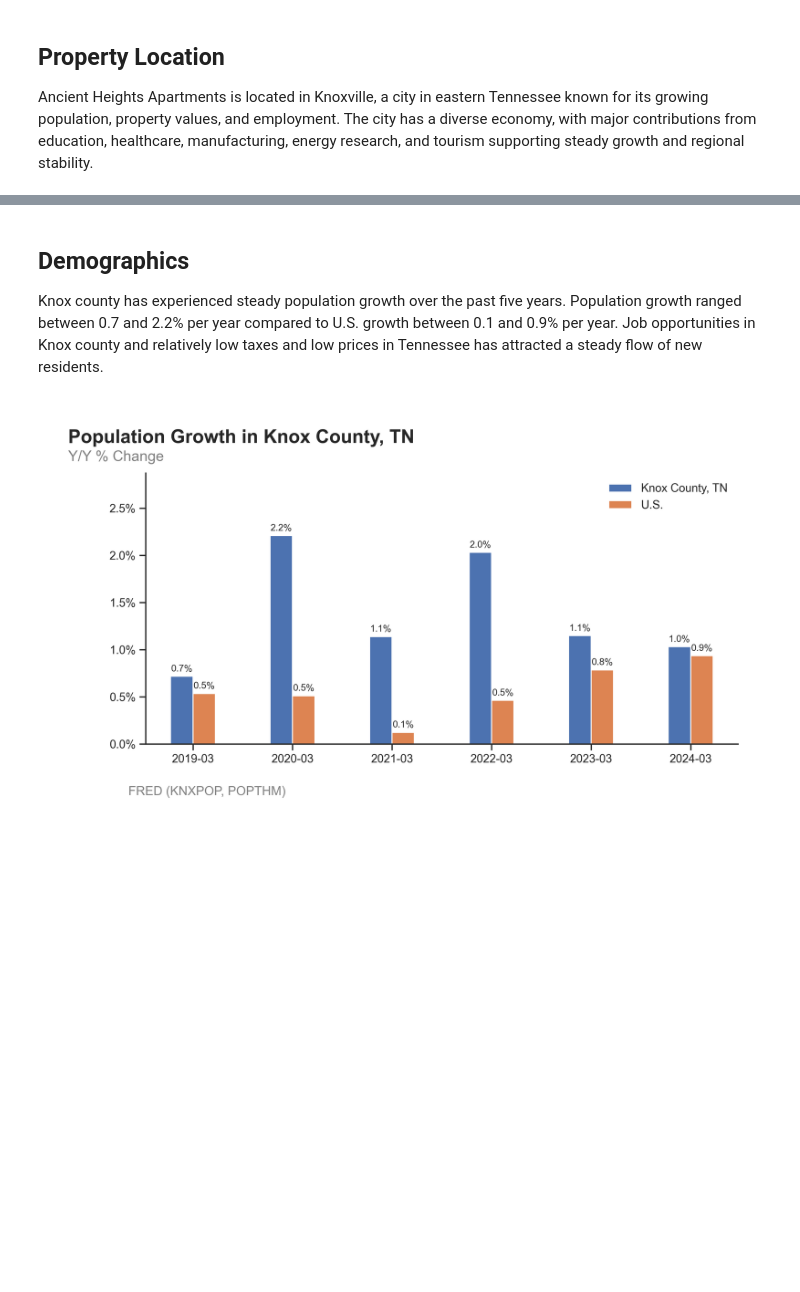
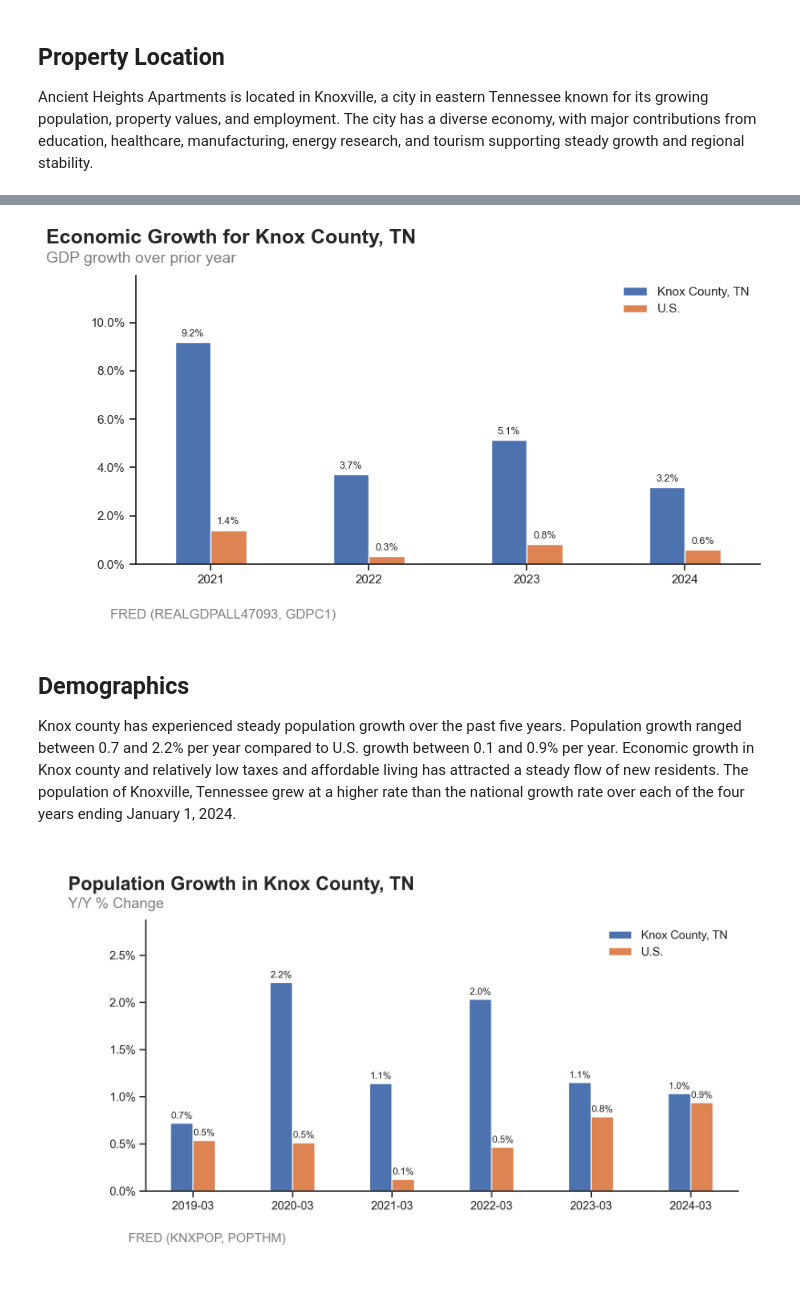
Before and after one commit to aaron-san/ancient-heights, a Jupyter notebook: index.ipynb, the cells around one changed output, grey strips where cells are left out. Drawn from its saved outputs; the diff is of its cells as text; code cells hidden in the pictures; blank space fills up the shorter version.

Commit message:
edit plot styles

```diff
--- a/index.ipynb
+++ b/index.ipynb
@@ -297,38 +325,42 @@ bar_plots.plot_bars(
 # %%
-df_gdp = df.loc[:, ["knox_county_gdp", "us_gdp"]].copy()
+# GDP Plot
 
-df_gdp["us_gdp_qrt"] = df_gdp["us_gdp"].div(
-    4
-)  # us_gdp (GDPC1) is seasonally adjusted annual (quarterly x 4)
-df_gdp["knox_county_gdp_ttm"] = df_gdp[
-    "knox_county_gdp"
-]  # not seasonally adjusted (TTM)
-df_gdp["us_gdp_ttm"] = df_gdp["us_gdp_qrt"].rolling(4).sum()
-# print(df_gdp.tail(20))
-df_gdp = df_gdp.loc["2020":, ["knox_county_gdp_ttm", "us_gdp_ttm"]]
+gdp_us = pd.read_csv(
+    "data/cleaned/GDPC1.csv", index_col="Date"
+)  # , parse_dates=["Date"])
+gdp_knox_co = pd.read_csv(
+    "data/cleaned/REALGDPALL47093.csv", index_col="Date"
+)  # , parse_dates=["Date"]
 
-long = df_gdp.melt(ignore_index=False)
 
-long["pct_chg"] = long.groupby("variable")["value"].pct_change(
-    periods=4, fill_method=None
-)
+gdp = gdp_us.join(gdp_knox_co)
+gdp = gdp.loc["2020-12-31":, ["GDP U.S. TTM", "GDP Knox County TTM"]]
 
-# Convert to wide format for plotting
+long = gdp.melt(ignore_index=False)
+long.dropna(inplace=True)
+
+long["pct_chg"] = long.groupby("variable")["value"].pct_change()
+# print(long)
+# long.dropna(inplace=True)
 wide = long.pivot_table(index=long.index, columns="variable", values="pct_chg")
+
 wide.dropna(inplace=True)
-
 
 bar_plots.plot_bars(
     df=wide,
-    y=["knox_county_gdp_ttm", "us_gdp_ttm"],
+    y=["GDP Knox County TTM", "GDP U.S. TTM"],
     footnote="FRED (REALGDPALL47093, GDPC1)",
     title="Economic Growth for Knox County, TN",
     subtitle="GDP growth over prior year",
-    date_format="%b. %Y",
+    date_format="%Y",
+    hide_yaxis=True,
+    bar_width=0.5,
     legend_labels=["Knox County, TN", "U.S."],
     file_name="gdp",
-    # show=True,
+    show=True,
 )
+# %% [output]
+[figure, added]
 # %%
 df_list = df.loc[:, ["median_list_price_knox_county", "median_list_price_us"]].copy()
 
@@ -361,7 +393,7 @@ bar_plots.plot_bars(
 # %% [markdown]
 ## Demographics
 
-Knox county has experienced steady population growth over the past five years. Population growth ranged between 0.7 and 2.2% per year compared to U.S. growth between 0.1 and 0.9% per year. Job opportunities in Knox county and relatively low taxes and low prices in Tennessee has attracted a steady flow of new residents.
+Knox county has experienced steady population growth over the past five years. Population growth ranged between 0.7 and 2.2% per year compared to U.S. growth between 0.1 and 0.9% per year. Economic growth in Knox county and relatively low taxes and affordable living has attracted a steady flow of new residents. The population of Knoxville, Tennessee grew at a higher rate than the national growth rate over each of the four years ending January 1, 2024.
 # %%
 from IPython.display import Image, display
 
```
Also changed, not shown: parts of 7 cells of this notebook, 14 other files.
